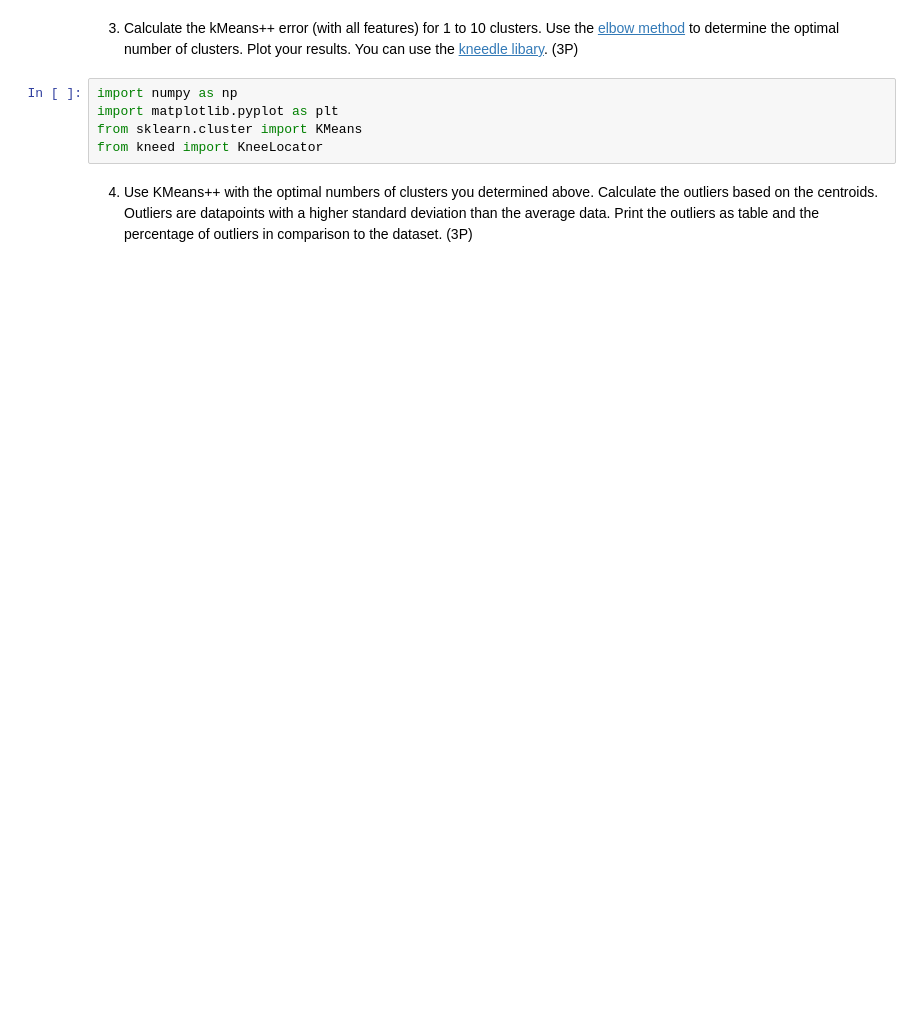
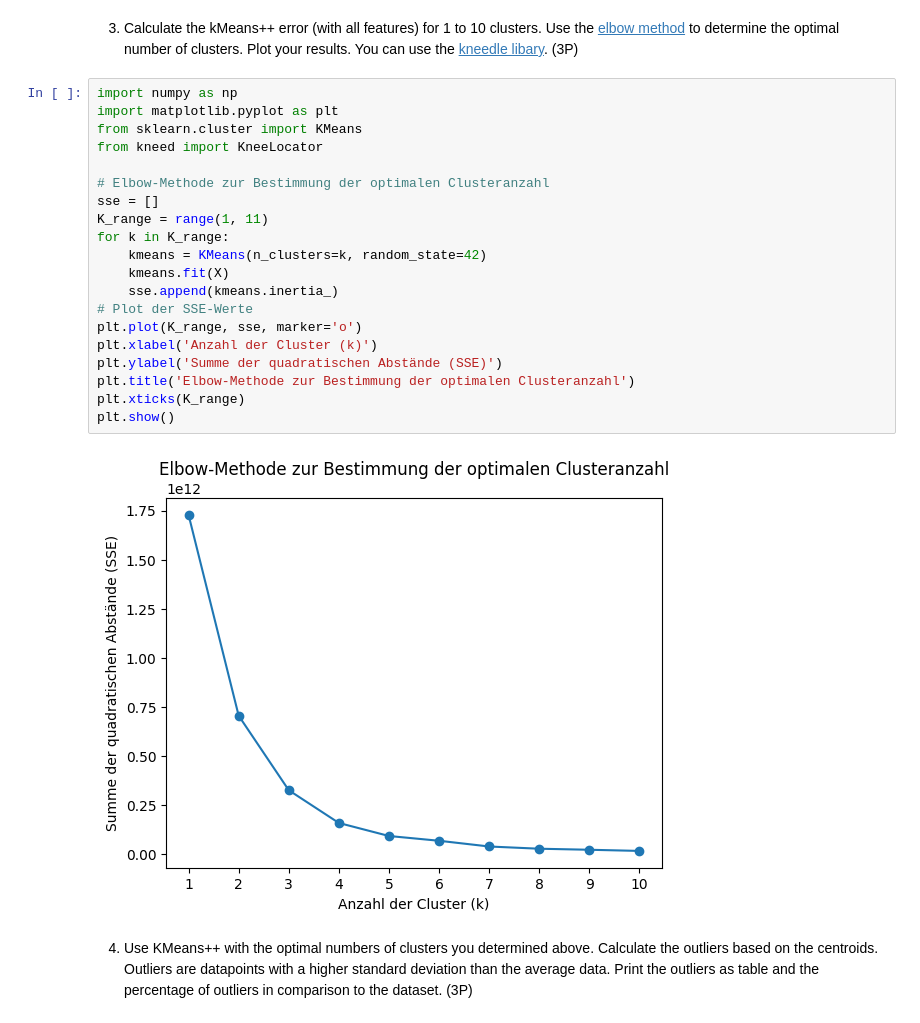
Before and after one commit to IVSource/ml_security_ws25, a Jupyter notebook: Exercise 3/mls_ws25_exercise_3_find_suspicious_users.ipynb, the cells around one changed output. Cells and saved outputs as stored; diff of their text form; blank space fills up the shorter version.

```diff
--- a/Exercise 3/mls_ws25_exercise_3_find_suspicious_users.ipynb
+++ b/Exercise 3/mls_ws25_exercise_3_find_suspicious_users.ipynb
@@ -278,8 +332,25 @@ from matplotlib import pyplot as plt
 # %%
 import numpy as np
 import matplotlib.pyplot as plt
 from sklearn.cluster import KMeans
 from kneed import KneeLocator
+
+# Elbow-Methode zur Bestimmung der optimalen Clusteranzahl
+sse = []
+K_range = range(1, 11)
+for k in K_range:
+    kmeans = KMeans(n_clusters=k, random_state=42)
+    kmeans.fit(X)
+    sse.append(kmeans.inertia_)
+# Plot der SSE-Werte
+plt.plot(K_range, sse, marker='o')
+plt.xlabel('Anzahl der Cluster (k)')
+plt.ylabel('Summe der quadratischen Abstände (SSE)')
+plt.title('Elbow-Methode zur Bestimmung der optimalen Clusteranzahl')
+plt.xticks(K_range)
+plt.show()
+# %% [output]
+[figure, added]
 # %% [markdown]
 4. Use KMeans++ with the optimal numbers of clusters you determined above. Calculate the outliers based on the centroids. Outliers are datapoints with a higher standard deviation than the average data. Print the outliers as table and the percentage of outliers in comparison to the dataset. (3P)
 # %%
```
Also changed, not shown: parts of 7 cells of this notebook.
